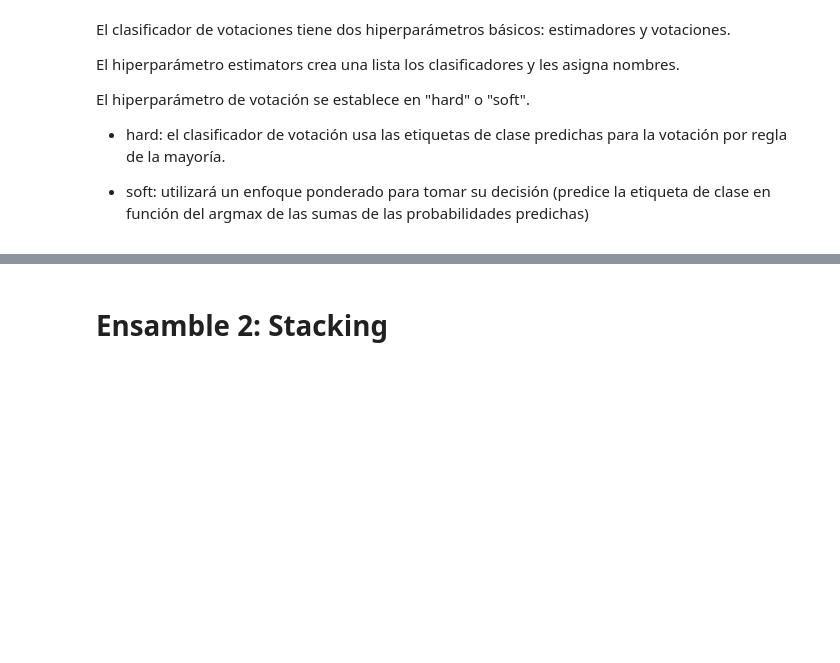
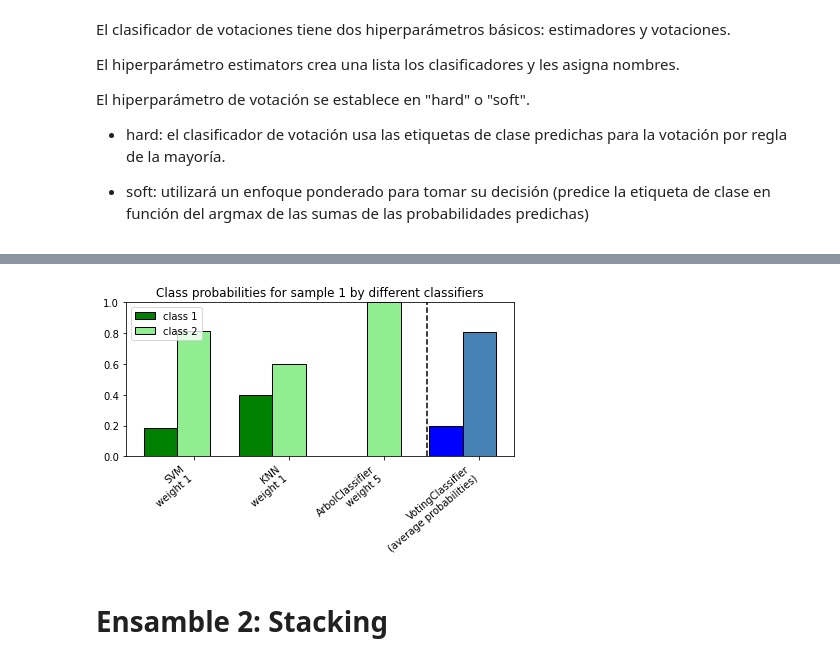
Before and after one commit to napoli-lucia/7506-Organizacion-de-Datos-TPs, a Jupyter notebook: Borradores/7506R_TP2_GRUPO18_ENTREGA_N3.ipynb, the cells around one changed output, grey strips where cells are left out. Cells and saved outputs as stored; diff of their text form; code cells hidden in the pictures; blank space fills up the shorter version.

```diff
--- a/Borradores/7506R_TP2_GRUPO18_ENTREGA_N3.ipynb
+++ b/Borradores/7506R_TP2_GRUPO18_ENTREGA_N3.ipynb
@@ -129,15 +129,15 @@ x, y = make_classification(n_samples=3000,
 from sklearn.ensemble import VotingClassifier
 from sklearn.svm import SVC
 
-svm_clf = SVC()
+svm_clf = SVC(random_state = 42,probability=True)
 knn_clf = KNeighborsClassifier()
-arbol_clf=  DecisionTreeClassifier()
+arbol_clf=  DecisionTreeClassifier(random_state = 42)
 
 #Creo ensemble de Votación
 vot_clf = VotingClassifier(estimators = [('svm', svm_clf),
                                          ('knn', knn_clf),
                                          ('arbol', arbol_clf)],
-                                        voting = 'hard')
+                                        voting = 'soft')
 
 
 
@@ -157,10 +157,12 @@ accuracy_score(y_test, pred)
 # %%
 # Visualizamos algunas metricas para cada modelo por separado
-list_of_classifiers = [log_clf,rnd_clf, knn_clf, vot_clf]
+
+list_of_classifiers = [svm_clf, knn_clf, arbol_clf, vot_clf]
 # Loop scores
 for classifier in list_of_classifiers:
     classifier.fit(x_train,y_train)
     pred = classifier.predict(x_test)
+
     print("F1 Score:")
     print(classifier.__class__.__name__, f1_score(y_test, pred))
     print("Accuracy:")
@@ -218,3 +192,50 @@ ValueError: X has 2 features, but SVC is expecting 20 features as input.
+# %%
+# predict class probabilities for all classifiers
+probas = [classifier.fit(x_train, y_train).predict_proba(x_train) for classifier in (list_of_classifiers)]
+
+#----------------------------------------------------------------------------------------------
+
+    # get class probabilities for the first sample in the dataset
+class1_1 = [pr[0, 0] for pr in probas]
+class2_1 = [pr[0, 1] for pr in probas]
+
+
+# plotting
+
+N = 4  # number of groups
+ind = np.arange(N)  # group positions
+width = 0.35  # bar width
+
+fig, ax = plt.subplots()
+
+# bars for classifier 1-3
+p1 = ax.bar(ind, np.hstack(([class1_1[:-1], [0]])), width,
+            color='green', edgecolor='k')
+p2 = ax.bar(ind + width, np.hstack(([class2_1[:-1], [0]])), width,
+            color='lightgreen', edgecolor='k')
+
+# bars for VotingClassifier
+p3 = ax.bar(ind, [0, 0, 0, class1_1[-1]], width,
+            color='blue', edgecolor='k')
+p4 = ax.bar(ind + width, [0, 0, 0, class2_1[-1]], width,
+            color='steelblue', edgecolor='k')
+
+# plot annotations
+plt.axvline(2.8, color='k', linestyle='dashed')
+ax.set_xticks(ind + width)
+ax.set_xticklabels(['SVM\nweight 1',
+                    'KNN\nweight 1',
+                    'ArbolClassifier\nweight 5',
+                    'VotingClassifier\n(average probabilities)'],
+                   rotation=40,
+                   ha='right')
+plt.ylim([0, 1])
+plt.title('Class probabilities for sample 1 by different classifiers')
+plt.legend([p1[0], p2[0]], ['class 1', 'class 2'], loc='upper left')
+plt.tight_layout()
+plt.show()
+# %% [output]
+[figure, added]
 # %% [markdown]
 # Ensamble 2: Stacking
 # %%
```
Also changed, not shown: parts of 6 cells of this notebook.
